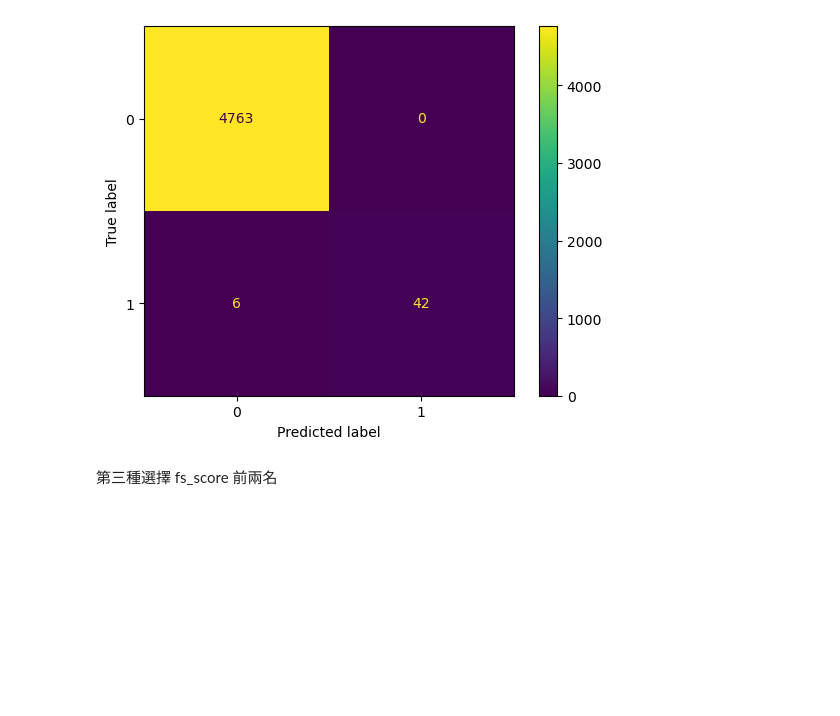
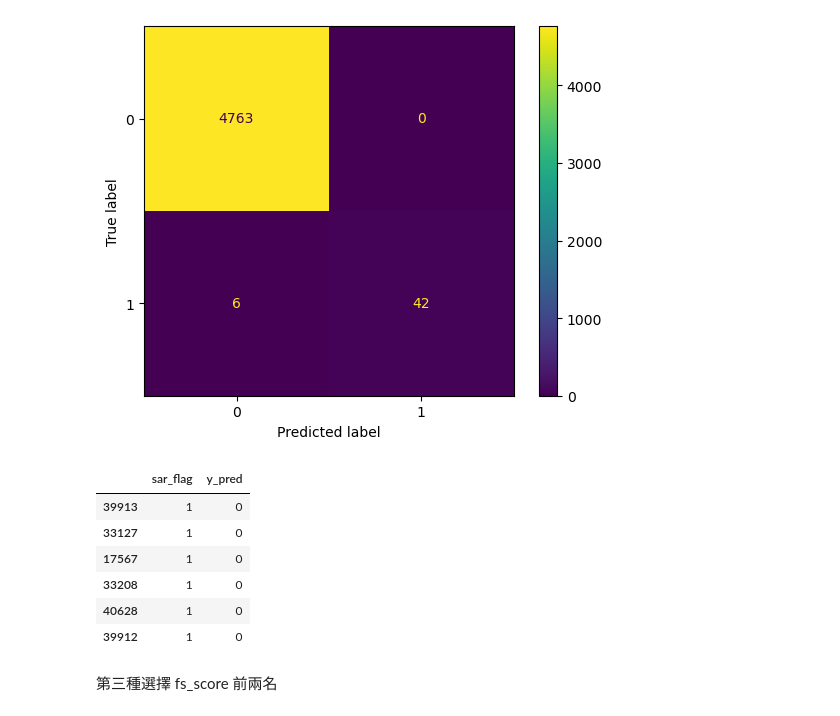
Before and after one commit to PoKai-H/data-miming-final-report, a Jupyter notebook: final_report_randomForest.ipynb, the cells around one changed output. Drawn from its saved outputs; the diff is of its cells as text; code cells hidden in the pictures; blank space fills up the shorter version.

```diff
--- a/final_report_randomForest.ipynb
+++ b/final_report_randomForest.ipynb
@@ -490,6 +505,8 @@ cdtx_classfier_new2 = RandomForestClassifier(n_estimators=100, criterion='entrop
 cdtx_classfier_new2.fit(cdtx_X_train_new2_T, cdtx_y_train.values.ravel())
 # %% [output]
 RandomForestClassifier(criterion='entropy', random_state=0)
+# %%
+cdtx_y_test = cdtx_y_test['sar_flag']
 # %%
 cdtx_y_pred_new2 = cdtx_classfier_new2.predict(cdtx_X_test_new2_T)
 cdtx_cm_new2= confusion_matrix(cdtx_y_test, cdtx_y_pred_new2)
@@ -508,6 +525,20 @@ cdtx_display2.plot()
 plt.show()
 # %% [output]
 [figure]
+# %%
+y_diff = pd.DataFrame(cdtx_y_test)
+# %%
+y_diff['y_pred'] = cdtx_y_pred_new2
+# %%
+y_diff[y_diff['sar_flag']!=y_diff['y_pred']]
+# %% [output]
+|  | sar_flag | y_pred |
+| 39913 | 1 | 0 |
+| 33127 | 1 | 0 |
+| 17567 | 1 | 0 |
+| 33208 | 1 | 0 |
+| 40628 | 1 | 0 |
+| 39912 | 1 | 0 |
 # %% [markdown]
 第三種選擇 fs_score 前兩名
 # %%
```
Also changed, not shown: parts of 7 cells of this notebook.
